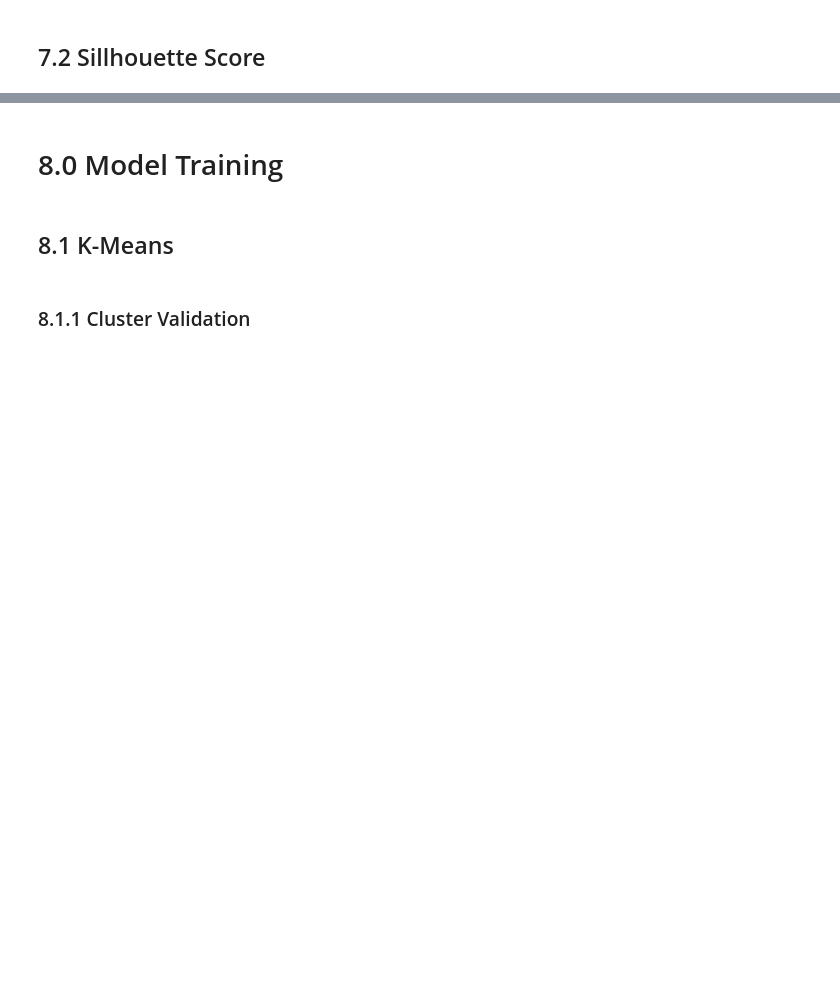
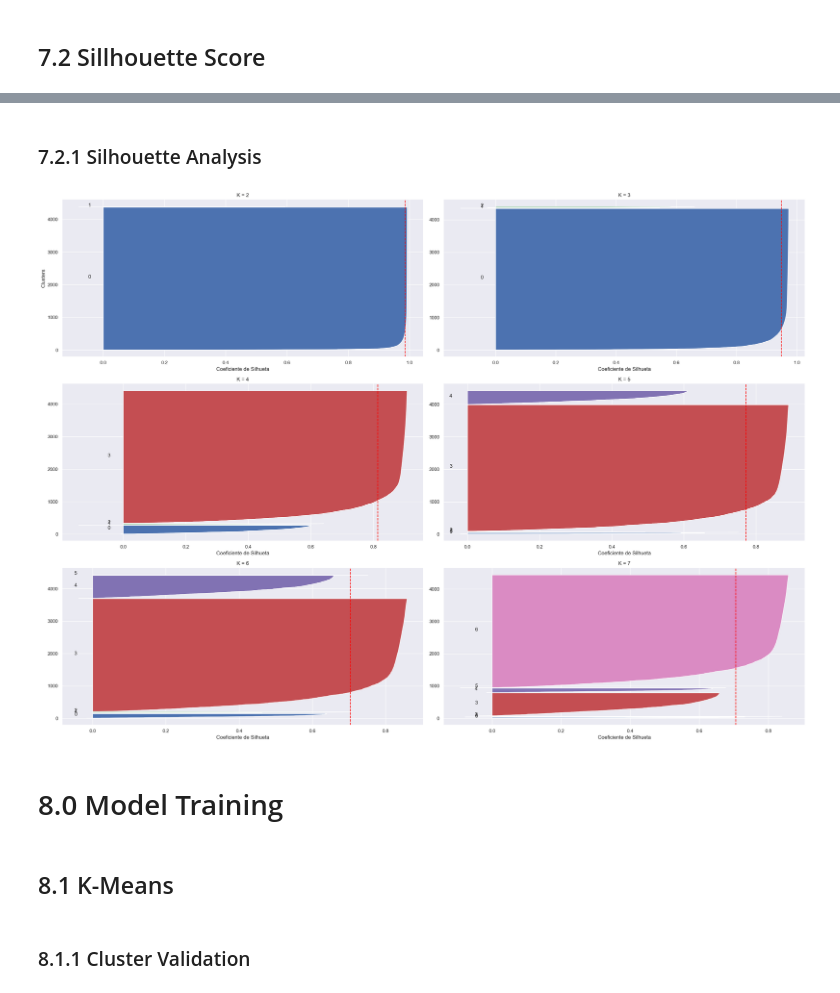
Before and after one commit to IanAndMendesDS/ds_fidelidade, a Jupyter notebook: notebooks/m0_loyalty_program.ipynb, the cells around one changed output, grey strips where cells are left out. Drawn from its saved outputs; the diff is of its cells as text; code cells hidden in the pictures; blank space fills up the shorter version.

```diff
--- a/notebooks/m0_loyalty_program.ipynb
+++ b/notebooks/m0_loyalty_program.ipynb
@@ -249,3 +256,49 @@ plt.title('Silhouette vs K');
+# %% [markdown]
+### 7.2.1 Silhouette Analysis
+# %%
+clusters = [2, 3, 4, 5, 6, 7]
+
+
+# Criando subplots dinâmicos para os gráficos
+fig, axes = plt.subplots(3, 2, figsize=(25, 18))
+
+axes = axes.flatten()
+
+for ax, k in zip(axes, clusters):
+
+    # Criando e treinando o modelo KMeans
+    model_KM = ct.KMeans(n_clusters=k, init='random', n_init=10, max_iter=100, random_state=42)
+    labels = model_KM.fit_predict(X)
+
+    # Calculando a pontuação da silhueta
+    silhouette_avg = mt.silhouette_score(X, labels)
+    silhouette_values = mt.silhouette_samples(X, labels)
+
+    y_lower = 10  # Inicializando a posição no eixo Y para o primeiro cluster
+
+    for i in range(k):
+        # Filtrando os valores de silhueta para cada cluster
+        cluster_silhouette_values = silhouette_values[labels == i]
+        cluster_silhouette_values.sort()
+        size_cluster = cluster_silhouette_values.shape[0]
+        y_upper = y_lower + size_cluster
+
+        # Criando a área preenchida do gráfico
+        ax.fill_betweenx(np.arange(y_lower, y_upper), 0, cluster_silhouette_values)
+        ax.text(-0.05, y_lower + 0.5 * size_cluster, str(i))  # Marcando o cluster
+        y_lower = y_upper + 10  # Atualizando o Y para o próximo cluster
+
+    # Linha média de silhueta
+    ax.axvline(x=silhouette_avg, linestyle="--", color="red")
+    ax.set_xlabel("Coeficiente de Silhueta")
+    ax.set_ylabel("Clusters" if k == clusters[0] else "")
+    ax.set_title(f"K = {k}")
+
+# Ajustando o layout e exibindo os gráficos
+plt.tight_layout()
+plt.show()
+# %% [output]
+[figure, added]
 # %% [markdown]
 # 8.0 Model Training
 # %%
```
Also changed, not shown: parts of 17 cells of this notebook.
